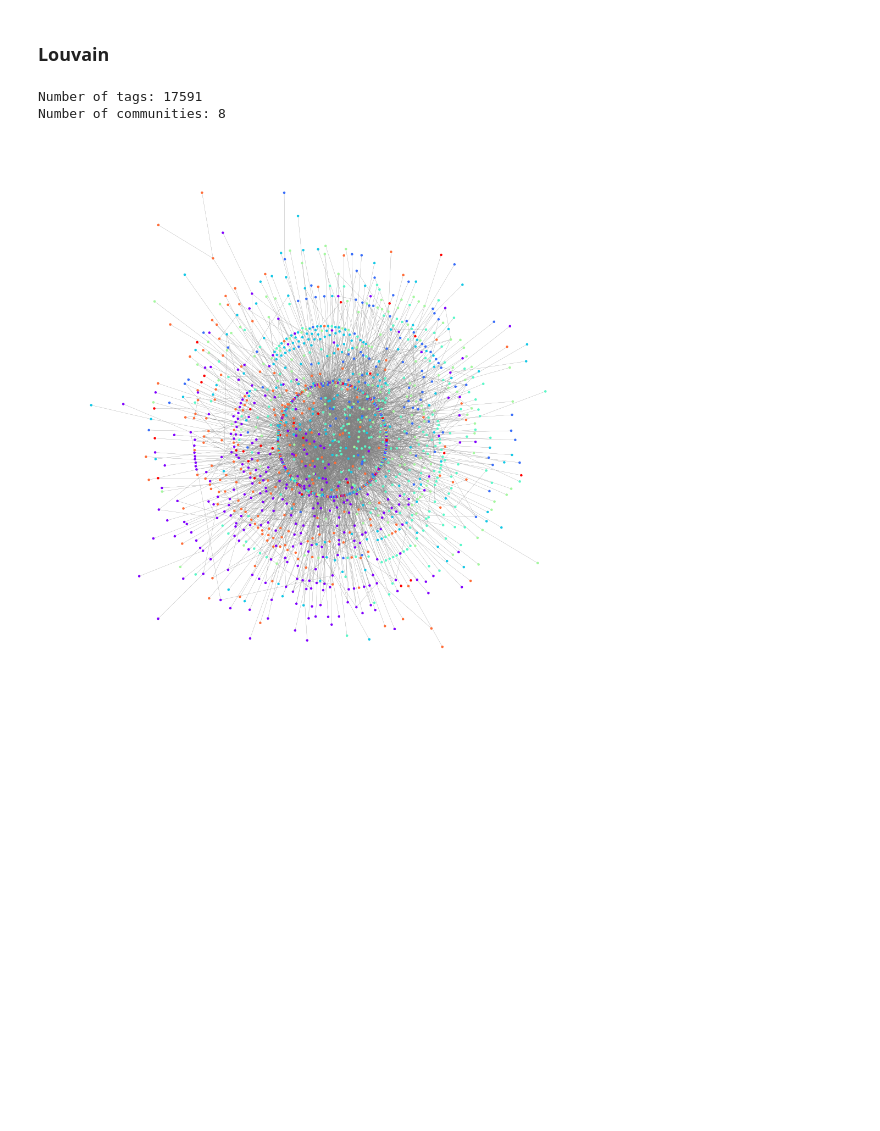
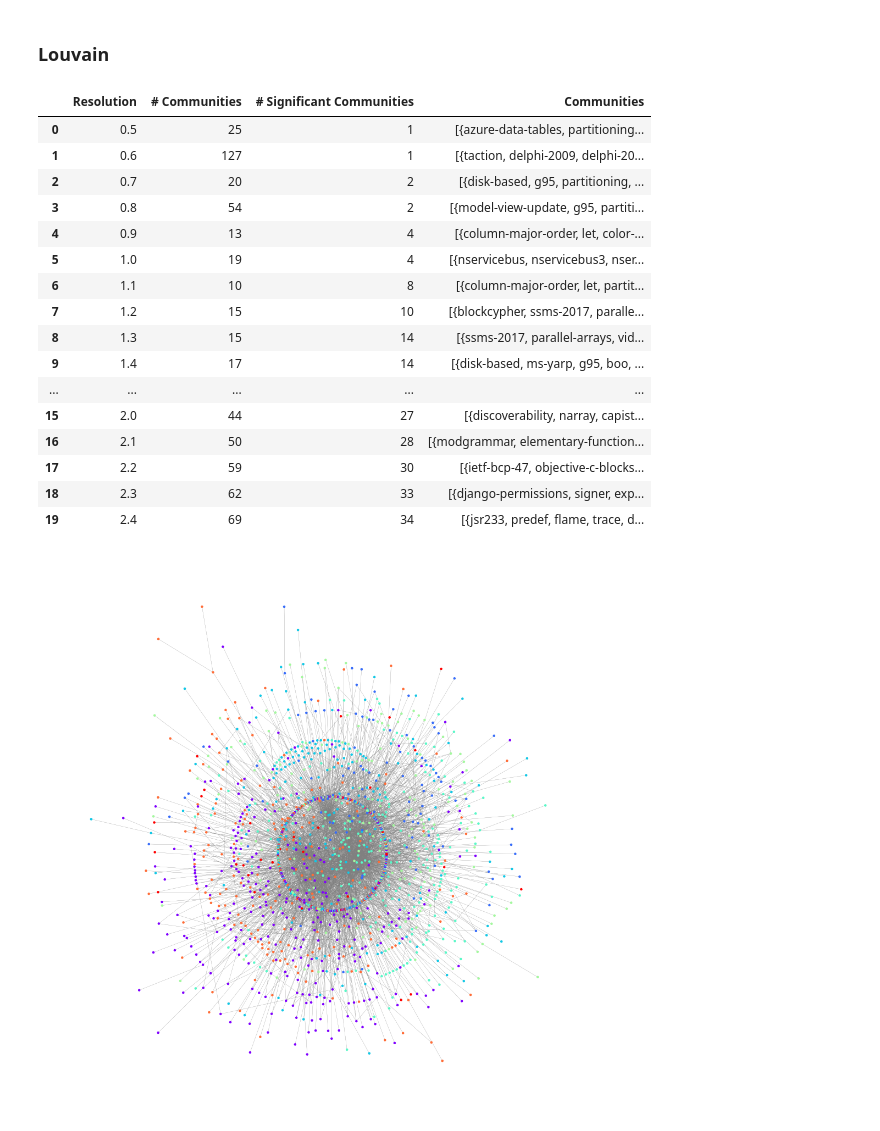
Before and after one commit to pierrehogenhaug/compToolsForDSProject, a Jupyter notebook: topics_alex.ipynb, the cells around one changed output. Cells and saved outputs as stored; diff of their text form; code cells hidden in the pictures; blank space fills up the shorter version.

```diff
--- a/topics_alex.ipynb
+++ b/topics_alex.ipynb
@@ -43,7 +49,7 @@ See the caveats in the documentation: https://pandas.pydata.org/pandas-docs/stab
 # %%
 # Counting appearances of each item in the tuples
 item_counts = Counter()
-for items in df_pposts['Tags']:
+for items in TAGS:
     item_counts.update(items)
 
 item_counts = dict(sorted(item_counts.items(), key=lambda item: item[1], reverse=True))
@@ -133,3 +152,6 @@ pickle.dump(tag_counts,open('./picklefiles/tag_counts.pickle', 'wb'))
+# %%
+import pickle
+tag_counts = pickle.load(open('./picklefiles/tag_counts.pickle', 'rb'))
 # %%
 import networkx as nx
 # Creating a graph
@@ -140,8 +162,13 @@ for id, items in TAGS.items():
     for i in range(len(items)):
         if not G.has_node(items[i]):
             G.add_node(items[i], counts=tag_counts[items[i]])  # Add each item as a node
-        for j in range(i + 1, len(items)):
-            G.add_edge(items[i], items[j])  # Add an edge between items in the same tuple
+        # Check if the edge already exists
+        if G.has_edge(items[i], items[j]):
+            # Increase weight by 1 if the edge exists
+            G[items[i]][items[j]]['weight'] += 1
+        else:
+            # Add edge with initial weight 1 if it doesn't exist
+            G.add_edge(items[i], items[j], weight=1)
 # %%
 not_connected = [n for n in G.nodes() if G.degree(n) == 0]
 len(not_connected)
@@ -294,20 +333,35 @@ import matplotlib.cm as cm
 graph = G.subgraph(max(nx.connected_components(G), key=len))
 # graph = select_random_nodes(graph, 2000, seed=42)
 
-# Apply the Louvain community detection algorithm
-communities = louvain_communities(graph, seed = 1234)
+df = pd.DataFrame(columns=["Resolution", "# Communities", "# Significant Communities", "Communities"])
 
-# Assigning a color to each community for visualization
-community_colors = cm.rainbow(np.linspace(0, 1, len(communities)))
-
-# Create a dictionary to assign a color to each node based on its community
-node_colors = {}
-for community_index, community_nodes in enumerate(communities):
-    for node in community_nodes:
-        node_colors[node] = community_colors[community_index]
-
-print(f"Number of tags: {len(graph)}")
-print(f"Number of communities: {len(communities)}")
+for i in range(20):
+    # Apply the Louvain community detection algorithm
+    resolution = 0.5 + i/10
+    communities = louvain_communities(graph, seed = 1234, resolution=resolution)
+    df.loc[len(df)] = {
+        "Resolution": resolution,
+        "# Communities": len(communities),
+        "# Significant Communities": len([len(comm) for comm in communities if len(comm) > 400]),
+        "Communities": communities
+    }
-# %% [output]
-Number of tags: 17591
-Number of communities: 8
+# %%
+df
+# %% [output]
+|  | Resolution | # Communities | # Significant Communities | Communities |
+| 0 | 0.5 | 25 | 1 | [{azure-data-tables, partitioning... |
+| 1 | 0.6 | 127 | 1 | [{taction, delphi-2009, delphi-20... |
+| 2 | 0.7 | 20 | 2 | [{disk-based, g95, partitioning, ... |
+| 3 | 0.8 | 54 | 2 | [{model-view-update, g95, partiti... |
+| 4 | 0.9 | 13 | 4 | [{column-major-order, let, color-... |
+| 5 | 1.0 | 19 | 4 | [{nservicebus, nservicebus3, nser... |
+| 6 | 1.1 | 10 | 8 | [{column-major-order, let, partit... |
+| 7 | 1.2 | 15 | 10 | [{blockcypher, ssms-2017, paralle... |
+| 8 | 1.3 | 15 | 14 | [{ssms-2017, parallel-arrays, vid... |
+| 9 | 1.4 | 17 | 14 | [{disk-based, ms-yarp, g95, boo, ... |
+| ... | ... | ... | ... | ... |
+| 15 | 2.0 | 44 | 27 | [{discoverability, narray, capist... |
+| 16 | 2.1 | 50 | 28 | [{modgrammar, elementary-function... |
+| 17 | 2.2 | 59 | 30 | [{ietf-bcp-47, objective-c-blocks... |
+| 18 | 2.3 | 62 | 33 | [{django-permissions, signer, exp... |
+| 19 | 2.4 | 69 | 34 | [{jsr233, predef, flame, trace, d... |
```
Also changed, not shown: parts of 42 cells of this notebook.
